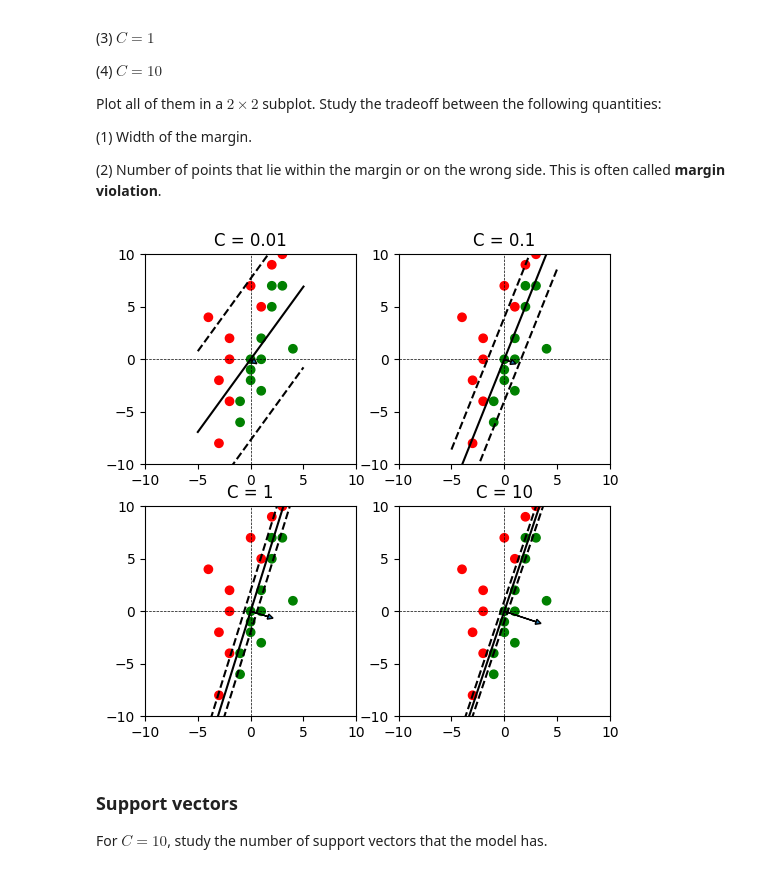
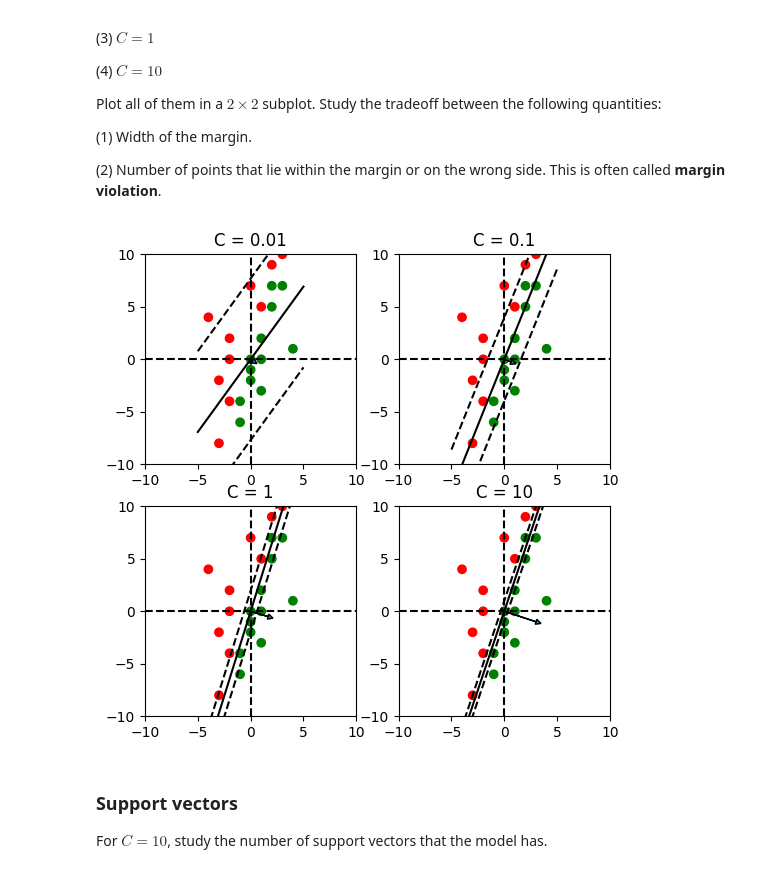
Before and after one commit to 21f1002963/MLT_WORKSHOP, a Jupyter notebook: SVM.ipynb, the cells around one changed output. Saved outputs shown, nothing was run; the diff lists cells and outputs as text; code cells hidden in the pictures.

```diff
--- a/SVM.ipynb
+++ b/SVM.ipynb
@@ -257,13 +230,38 @@ Plot all of them in a $2 \times 2$ subplot. Study the tradeoff between the follo
 (1) Width of the margin.
 
 (2) Number of points that lie within the margin or on the wrong side. This is often called **margin violation**.
+# %%
+def train_SVM(X, y, C):
+    d, n = X.shape
+    Y = np.diag(y)
+    Q = Y.T @ X.T @ X @ Y
+    f = lambda alpha: 0.5 * alpha.T @ Q @ alpha - alpha.sum()
+    res = minimize(f, x0 = np.zeros(n), bounds = Bounds(0, C))
+    alpha_star = res.x
+    w_star = X @ Y @ alpha_star
+    return w_star, alpha_star
+# %%
+def plot(X, y, w_star):
+    colors = np.array(['', 'green', 'red'])
+    plt.scatter(X[0, :], X[1, :], c = colors[y])
+    plt.axhline(color = 'black', linestyle = '--')
+    plt.axvline(color = 'black', linestyle = '--')
+    plt.arrow(0, 0, w_star[0], w_star[1],
+            head_width = 0.5, head_length = 0.5)
+    x = np.linspace(-5, 5)
+    plt.plot(x, -w_star[0] * x / w_star[1], color = 'black')
+    plt.plot(x, 1 / w_star[1] -w_star[0] * x / w_star[1], linestyle = '--', color = 'black')
+    plt.plot(x, -1/ w_star[1] -w_star[0] * x / w_star[1], linestyle = '--', color = 'black')
+    plt.xlim(-10, 10)
+    plt.ylim(-10, 10)
 # %%
-for index, C in enumerate([0.01,  0.1, 1, 10]):
-    plt.subplot(2, 2, index + 1)
-    alpha_star, w_star, sup_vec = train_SVM(X, y, C)
-    plot_DB(X, y, w_star, sup_vec, C)
+for i, C in enumerate([0.01, 0.1, 1, 10]):
+    w_star, alpha_star = train_SVM(X, y, C)
+    plt.subplot(2, 2, i + 1)
+    plot(X, y, w_star)
+    plt.title(f'C = {C}')
 # %% [output]
-[figure, old version]
+[figure, new version]
 # %% [markdown]
 ### Support vectors
 
```
Also changed, not shown: parts of 17 cells of this notebook.
